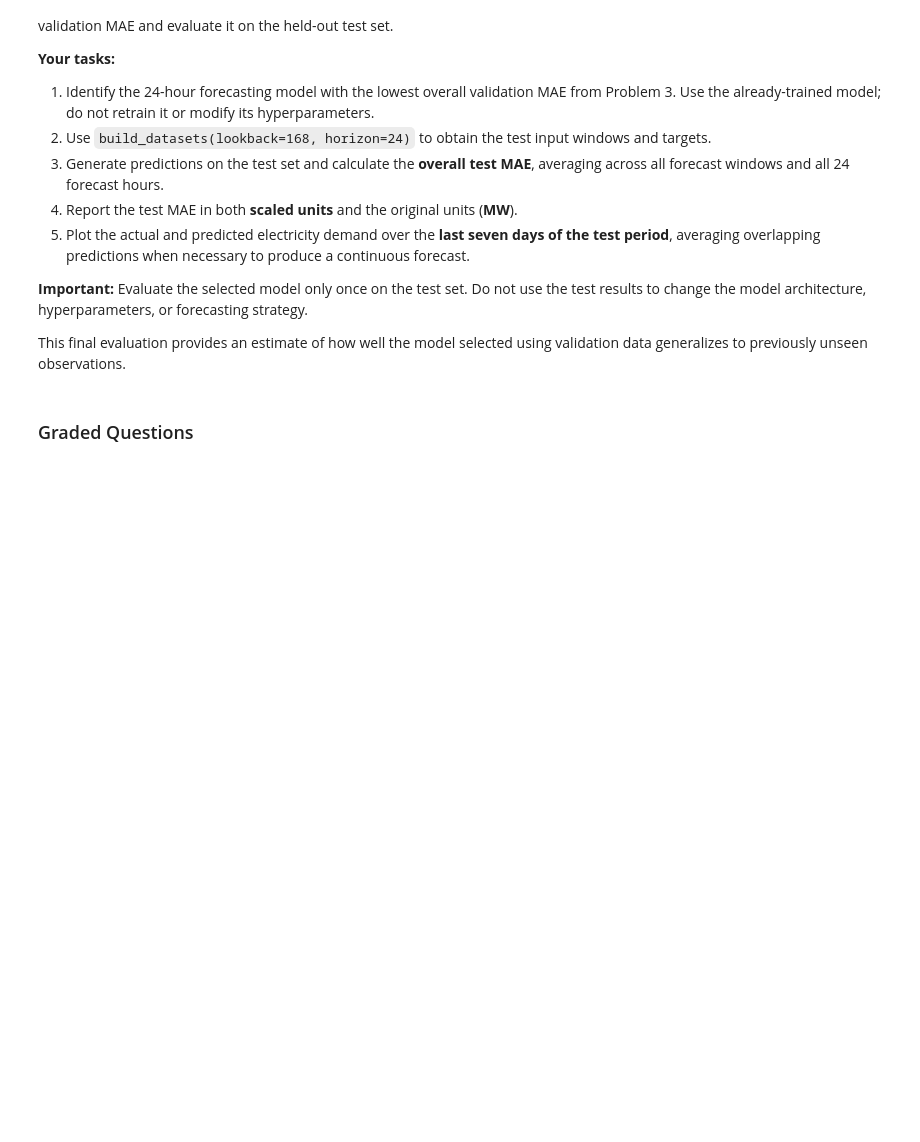
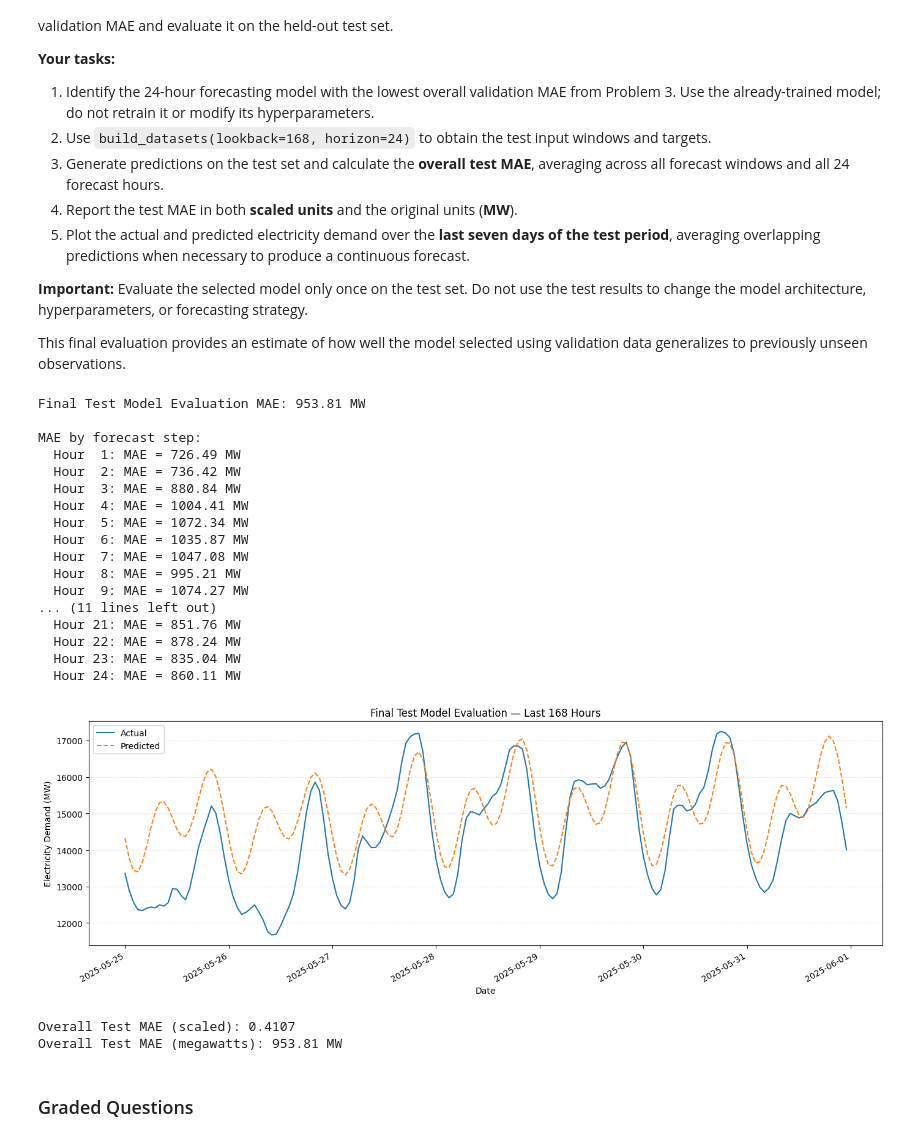
Before and after one commit to veniola/DX703-Assignments, a Jupyter notebook: Homework_08.ipynb, the cells around one changed output. Saved outputs shown, nothing was run; the diff lists cells and outputs as text; code cells hidden in the pictures; blank space fills up the shorter version.

```diff
--- a/Homework_08.ipynb
+++ b/Homework_08.ipynb
@@ -1361,28 +1356,52 @@ This final evaluation provides an estimate of how well the model selected using
 # %%
 # ========================================
 # Problem 4: Final Evaluation on Test Set
 # ========================================
 
 lookback = 168
 horizon = 24
 _, _, _, _, X_test_24, y_test_24 = build_datasets(lookback, horizon)
 
-# Evaluate model 2c on validation data
+# Evaluate direct24_model (Direct 24-hour has lower overall validation MAE than Autoregressive)
 final_test = evaluate_forecast(
     direct24_model,
     X_test_24,
-    y_test_24
-    title="Final Test Model Validation",
+    y_test_24,
+    title="Final Test Model Evaluation",
     target_scaler=scaler,
     datetime_index=test.index,
     plot_last_hours=24*7
 )
 
-# Scaled and original MAE
+# Scaled and original MAE calculation
 test_predictions = direct24_model.predict(X_test_24, verbose=0)
 
-test_mae_scaled = np.mean(np.abs(test_predictions - y_test_24))
-test_mae_original = scaler.inverse_transform(test_predictions)
+test_mae_scaled = float(np.mean(np.abs(test_predictions - y_test_24)))
+test_mae_original = final_test['mae'] # Already scaled back to MW in evaluate_forecast
+
+print(f"\nOverall Test MAE (scaled): {test_mae_scaled:.4f}")
+print(f"Overall Test MAE (megawatts): {test_mae_original:.2f} MW")
+# %% [output]
+Final Test Model Evaluation MAE: 953.81 MW
+
+MAE by forecast step:
+  Hour  1: MAE = 726.49 MW
+  Hour  2: MAE = 736.42 MW
+  Hour  3: MAE = 880.84 MW
+  Hour  4: MAE = 1004.41 MW
+  Hour  5: MAE = 1072.34 MW
+  Hour  6: MAE = 1035.87 MW
+  Hour  7: MAE = 1047.08 MW
+  Hour  8: MAE = 995.21 MW
+  Hour  9: MAE = 1074.27 MW
+... (11 lines left out)
+  Hour 21: MAE = 851.76 MW
+  Hour 22: MAE = 878.24 MW
+  Hour 23: MAE = 835.04 MW
+  Hour 24: MAE = 860.11 MW
+[figure, added]
+Overall Test MAE (scaled): 0.4107
+Overall Test MAE (megawatts): 953.81 MW
 # %% [markdown]
 ### Graded Questions
 # %%
```
Also changed, not shown: parts of 21 cells of this notebook.
